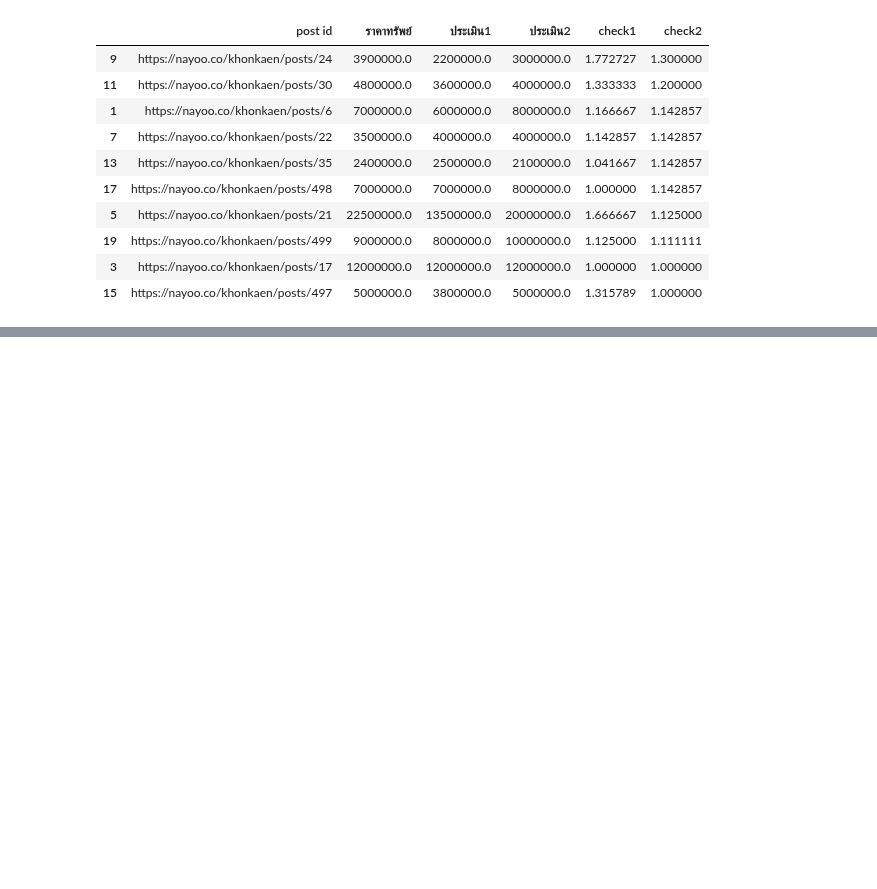
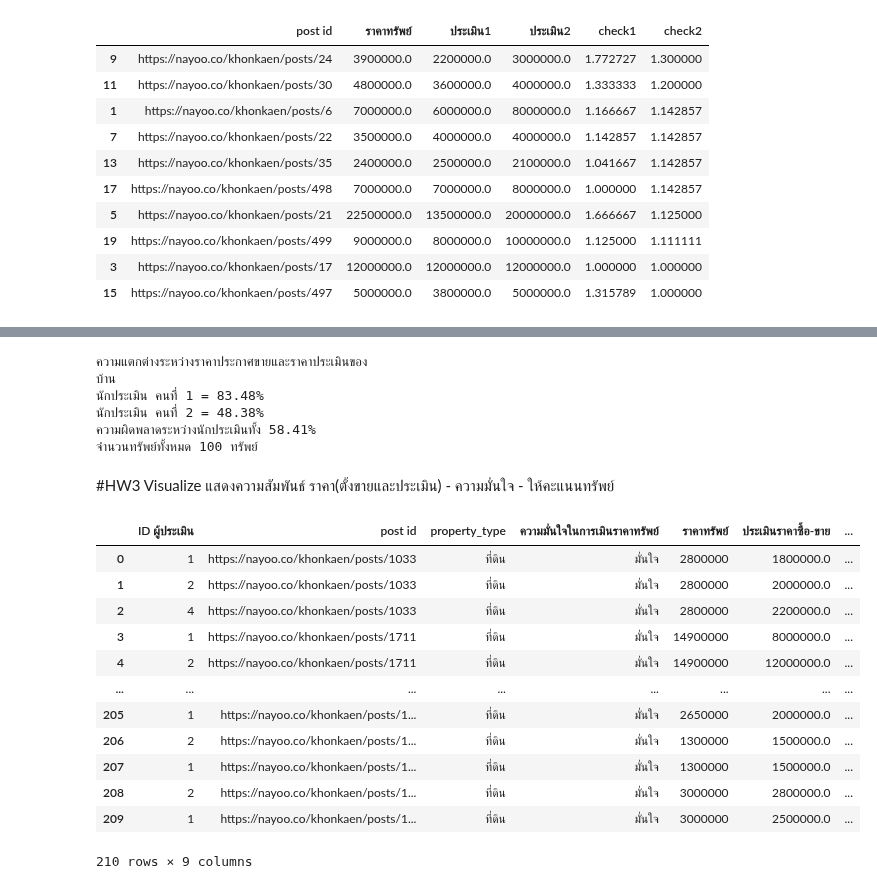
Before and after one commit to nxxk23/bsc_dpdm22, a Jupyter notebook: [dataprep1]property_estimator.ipynb, the cells around one changed output, grey strips where cells are left out. Saved outputs shown, nothing was run; the diff lists cells and outputs as text; code cells hidden in the pictures; blank space fills up the shorter version.

```diff
--- a/[dataprep1]property_estimator.ipynb
+++ b/[dataprep1]property_estimator.ipynb
@@ -1417,0 +1443,46 @@ build.sort_values(by=['check2'],ascending=False)
+# %%
+from sklearn.metrics import mean_absolute_percentage_error as MAPE
+new = pd.read_excel('/content/drive/MyDrive/DPDM/คำตอบนักประเมิน update.xlsx',sheet_name='ที่ดิน')
+new1 = new[new['ID ผู้ประเมิน']==1]
+id1 = new1.dropna(subset=['ราคาทรัพย์','ประเมินราคาซื้อ-ขาย'])
+new2 =  new[new['ID ผู้ประเมิน']==2]
+id2 = new2.dropna(subset=['ราคาทรัพย์','ประเมินราคาซื้อ-ขาย'])
+
+id1MAPE = MAPE(id1['ประเมินราคาซื้อ-ขาย'],pd.to_numeric(id1['ราคาทรัพย์']))
+id2MAPE = MAPE(id2['ประเมินราคาซื้อ-ขาย'],pd.to_numeric(id2['ราคาทรัพย์']))
+
+print(f'ความแตกต่างระหว่างราคาประกาศขายและราคาประเมินของ\nบ้าน\nนักประเมิน คนที่ 1 = {id1MAPE*100:.2f}%\nนักประเมิน คนที่ 2 = {id2MAPE*100:.2f}%')
+
+id2['ประเมิน2'] = id2['post id'].map(id1.set_index('post id')['ประเมินราคาซื้อ-ขาย'])
+id2_d = id2.dropna(subset=['ประเมินราคาซื้อ-ขาย','ประเมิน2','ราคาทรัพย์'])
+one2two = MAPE(id2_d['ประเมินราคาซื้อ-ขาย'],id2_d['ประเมิน2'])
+two2one = MAPE(id2_d['ประเมิน2'],id2_d['ประเมินราคาซื้อ-ขาย'])
+print(f'ความผิดพลาดระหว่างนักประเมินทั้ง {((one2two)+(two2one))*50:.2f}%')
+print(f'จำนวนทรัพย์ทั้งหมด {len(id2_d)} ทรัพย์')
+# %% [output]
+ความแตกต่างระหว่างราคาประกาศขายและราคาประเมินของ
+บ้าน
+นักประเมิน คนที่ 1 = 83.48%
+นักประเมิน คนที่ 2 = 48.38%
+ความผิดพลาดระหว่างนักประเมินทั้ง 58.41%
+จำนวนทรัพย์ทั้งหมด 100 ทรัพย์
+# %% [markdown]
+#HW3 Visualize แสดงความสัมพันธ์ ราคา(ตั้งขายและประเมิน) - ความมั่นใจ - ให้คะแนนทรัพย์
+# %%
+import pandas as pd
+df = pd.read_excel(f'https://docs.google.com/spreadsheets/d/1jIF55aFmr8rqqK7dBMXoyA71TWlHdIiiQAa0p1Dr794/export?format=xlsx', sheet_name ='land')
+df
+# %% [output]
+|  | ID ผู้ประเมิน | post id | property_type | ความมั่นใจในการเมินราคาทรัพย์ | ราคาทรัพย์ | ประเมินราคาซื้อ-ขาย | ... |
+| 0 | 1 | https://nayoo.co/khonkaen/posts/1033 | ที่ดิน | มั่นใจ | 2800000 | 1800000.0 | ... |
+| 1 | 2 | https://nayoo.co/khonkaen/posts/1033 | ที่ดิน | มั่นใจ | 2800000 | 2000000.0 | ... |
+| 2 | 4 | https://nayoo.co/khonkaen/posts/1033 | ที่ดิน | มั่นใจ | 2800000 | 2200000.0 | ... |
+| 3 | 1 | https://nayoo.co/khonkaen/posts/1711 | ที่ดิน | มั่นใจ | 14900000 | 8000000.0 | ... |
+| 4 | 2 | https://nayoo.co/khonkaen/posts/1711 | ที่ดิน | มั่นใจ | 14900000 | 12000000.0 | ... |
+| ... | ... | ... | ... | ... | ... | ... | ... |
+| 205 | 1 | https://nayoo.co/khonkaen/posts/1... | ที่ดิน | มั่นใจ | 2650000 | 2000000.0 | ... |
+| 206 | 2 | https://nayoo.co/khonkaen/posts/1... | ที่ดิน | มั่นใจ | 1300000 | 1500000.0 | ... |
+| 207 | 1 | https://nayoo.co/khonkaen/posts/1... | ที่ดิน | มั่นใจ | 1300000 | 1500000.0 | ... |
+| 208 | 2 | https://nayoo.co/khonkaen/posts/1... | ที่ดิน | มั่นใจ | 3000000 | 2800000.0 | ... |
+| 209 | 1 | https://nayoo.co/khonkaen/posts/1... | ที่ดิน | มั่นใจ | 3000000 | 2500000.0 | ... |
+210 rows × 9 columns
```
Also changed, not shown: parts of 3 cells of this notebook.
